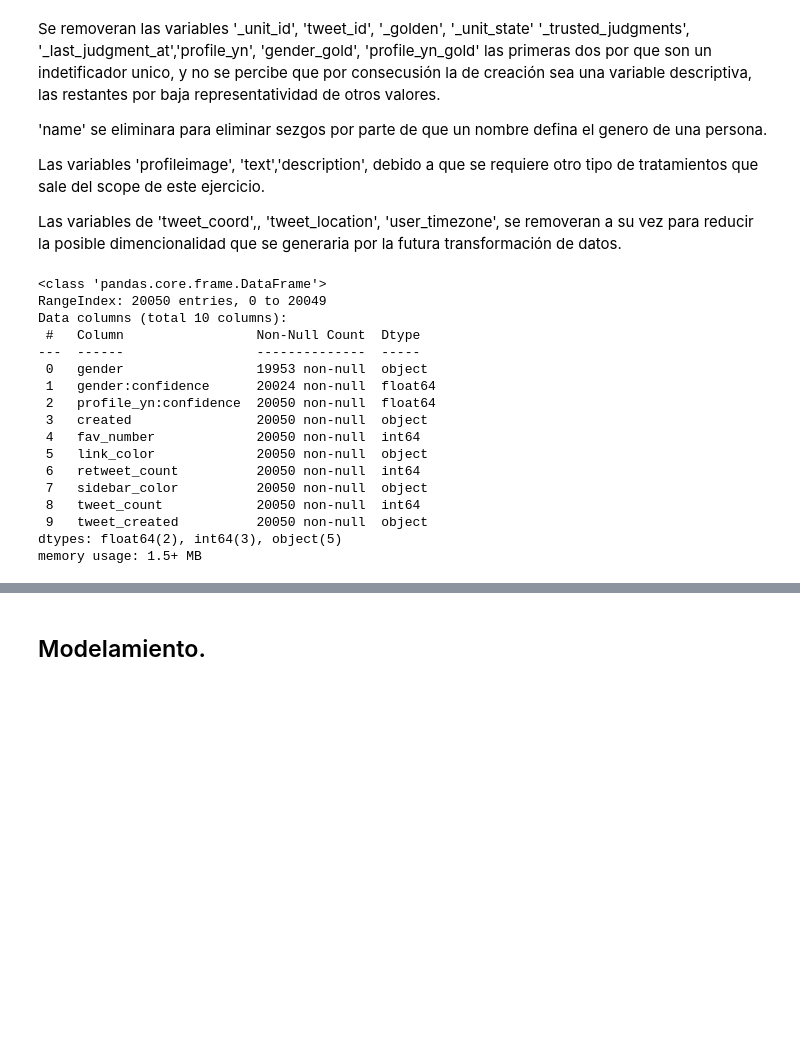
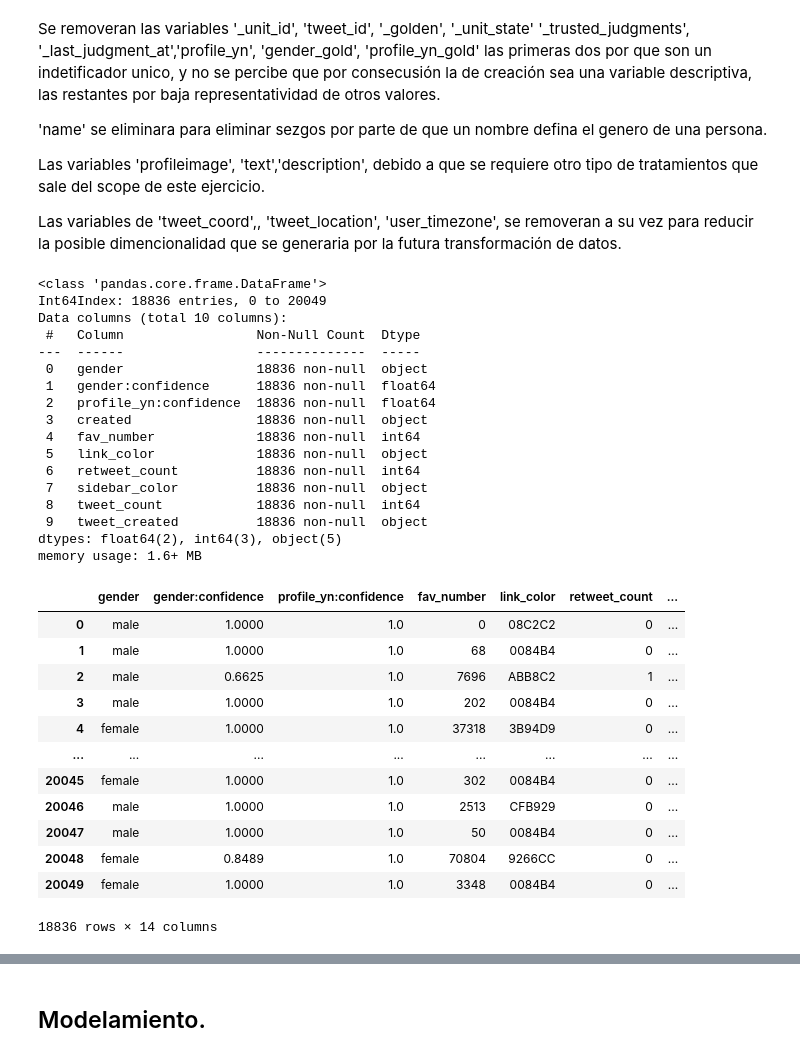
Before and after one commit to jsebastianquiroga/DEEP_LEARNING_PUJ, a Jupyter notebook: Notebook/DL_Twitter_Gender_Classification.ipynb, the cells around one changed output, grey strips where cells are left out. Drawn from its saved outputs; the diff is of its cells as text; code cells hidden in the pictures; blank space fills up the shorter version.

```diff
--- a/Notebook/DL_Twitter_Gender_Classification.ipynb
+++ b/Notebook/DL_Twitter_Gender_Classification.ipynb
@@ -459,20 +498,59 @@ df = df[['gender', 'gender:confidence',
-# %%
-df.info()
-# %% [output]
-<class 'pandas.core.frame.DataFrame'>
-RangeIndex: 20050 entries, 0 to 20049
-Data columns (total 10 columns):
- #   Column                 Non-Null Count  Dtype
----  ------                 --------------  -----
- 0   gender                 19953 non-null  object
- 1   gender:confidence      20024 non-null  float64
- 2   profile_yn:confidence  20050 non-null  float64
- 3   created                20050 non-null  object
- 4   fav_number             20050 non-null  int64
- 5   link_color             20050 non-null  object
- 6   retweet_count          20050 non-null  int64
- 7   sidebar_color          20050 non-null  object
- 8   tweet_count            20050 non-null  int64
- 9   tweet_created          20050 non-null  object
-dtypes: float64(2), int64(3), object(5)
-memory usage: 1.5+ MB
+# %%
+df = df_tw.copy()
+df = df[df.gender!='unknown']
+df = df[df.gender.notnull()]
+
+df = df[['gender', 'gender:confidence',
+       'profile_yn:confidence', 'created',  'fav_number','link_color', 'retweet_count', 'sidebar_color', 'tweet_count',
+       'tweet_created']]
+df.info()
+
+#Se extrae la fecha sin la hora y se transforma en un tipo date time.
+df.created = df.created.str.split(' ').str[0]
+df.created = pd.to_datetime(df.created)
+df['month_created'] = df['created'].dt.month
+df['day_created'] = df['created'].dt.day
+df['year_created'] = df['created'].dt.year
+
+
+
+df.tweet_created = df.tweet_created.str.split(' ').str[0]
+df.tweet_created = pd.to_datetime(df.tweet_created)
+df['month_tweet_created'] = df['tweet_created'].dt.month
+df['day_tweet_created'] = df['tweet_created'].dt.day
+df['year_tweet_created'] = df['tweet_created'].dt.year
+df = df.drop(['created', 'tweet_created'], axis=1)
+
+
+df
+# %% [output]
+<class 'pandas.core.frame.DataFrame'>
+Int64Index: 18836 entries, 0 to 20049
+Data columns (total 10 columns):
+ #   Column                 Non-Null Count  Dtype
+---  ------                 --------------  -----
+ 0   gender                 18836 non-null  object
+ 1   gender:confidence      18836 non-null  float64
+ 2   profile_yn:confidence  18836 non-null  float64
+ 3   created                18836 non-null  object
+ 4   fav_number             18836 non-null  int64
+ 5   link_color             18836 non-null  object
+ 6   retweet_count          18836 non-null  int64
+ 7   sidebar_color          18836 non-null  object
+ 8   tweet_count            18836 non-null  int64
+ 9   tweet_created          18836 non-null  object
+dtypes: float64(2), int64(3), object(5)
+memory usage: 1.6+ MB
+|  | gender | gender:confidence | profile_yn:confidence | fav_number | link_color | retweet_count | ... |
+| 0 | male | 1.0000 | 1.0 | 0 | 08C2C2 | 0 | ... |
+| 1 | male | 1.0000 | 1.0 | 68 | 0084B4 | 0 | ... |
+| 2 | male | 0.6625 | 1.0 | 7696 | ABB8C2 | 1 | ... |
+| 3 | male | 1.0000 | 1.0 | 202 | 0084B4 | 0 | ... |
+| 4 | female | 1.0000 | 1.0 | 37318 | 3B94D9 | 0 | ... |
+| ... | ... | ... | ... | ... | ... | ... | ... |
+| 20045 | female | 1.0000 | 1.0 | 302 | 0084B4 | 0 | ... |
+| 20046 | male | 1.0000 | 1.0 | 2513 | CFB929 | 0 | ... |
+| 20047 | male | 1.0000 | 1.0 | 50 | 0084B4 | 0 | ... |
+| 20048 | female | 0.8489 | 1.0 | 70804 | 9266CC | 0 | ... |
+| 20049 | female | 1.0000 | 1.0 | 3348 | 0084B4 | 0 | ... |
+18836 rows × 14 columns
```
Also changed, not shown: parts of 11 cells of this notebook.
